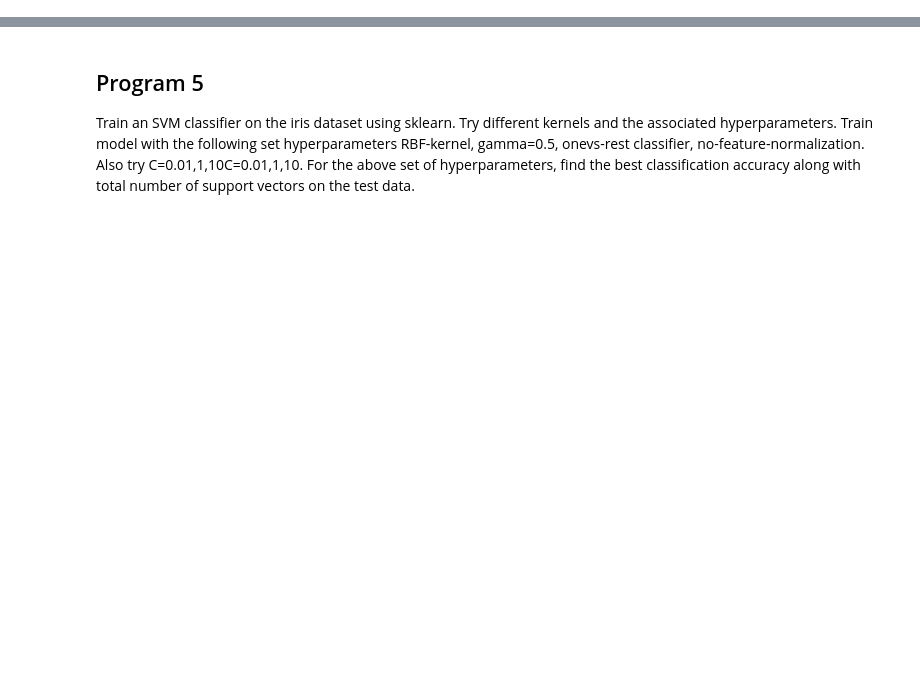
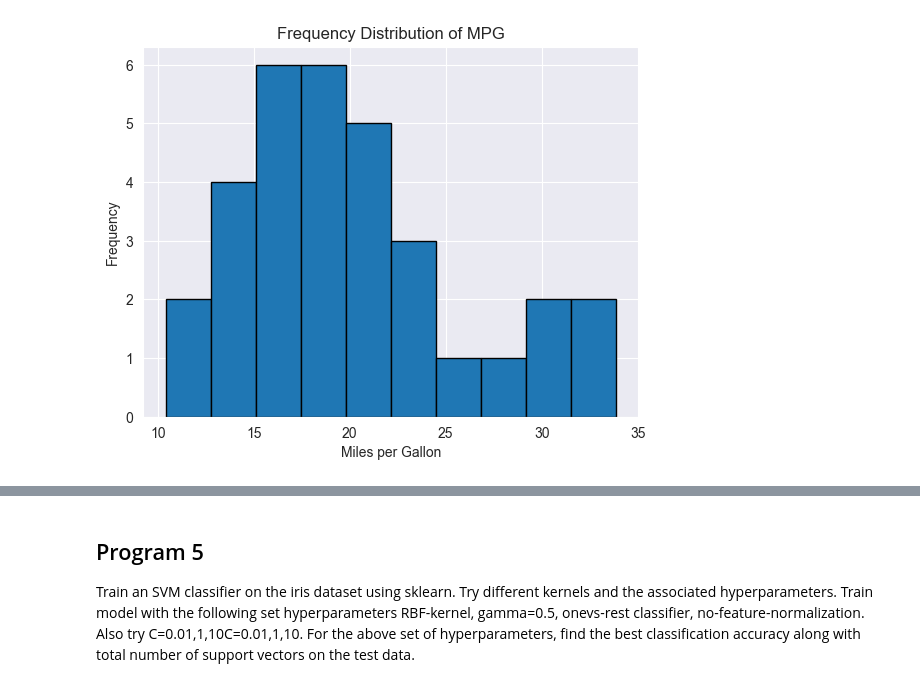
Before and after one commit to tam0w/18adl67_labmanual, a Jupyter notebook: yuh.ipynb, the cells around one changed output, grey strips where cells are left out. Cells and saved outputs as stored; diff of their text form; code cells hidden in the pictures; blank space fills up the shorter version.

Commit message:
datasets

```diff
--- a/yuh.ipynb
+++ b/yuh.ipynb
@@ -0,0 +34,14 @@
+# %%
+import pandas as pd
+import matplotlib.pyplot as plt
+
+df = pd.read_csv('datasets/mtcars.csv')
+
+plt.hist(df.mpg,bins=10,edgecolor='black')
+
+plt.xlabel('Miles per Gallon')
+plt.ylabel('Frequency')
+plt.title('Frequency Distribution of MPG')
+plt.show()
+# %% [output]
+[figure, added]
```
Also changed, not shown: parts of 13 cells of this notebook, 4 other files.
